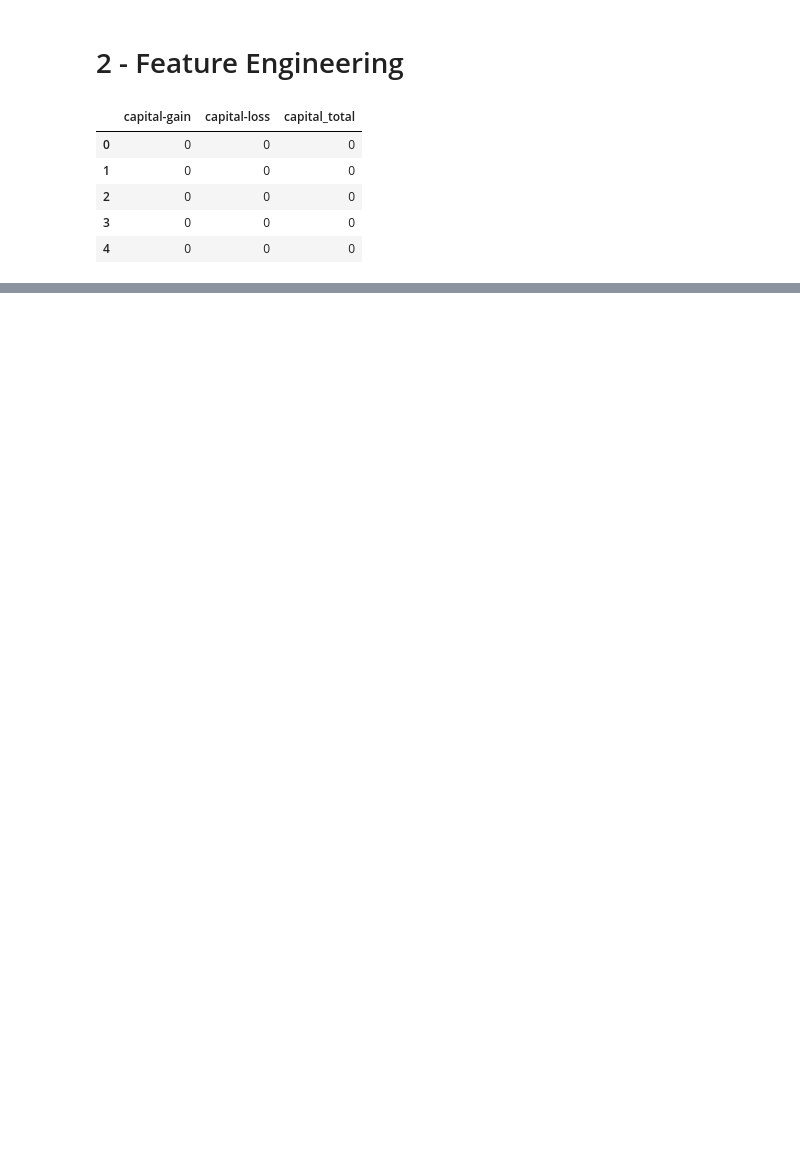
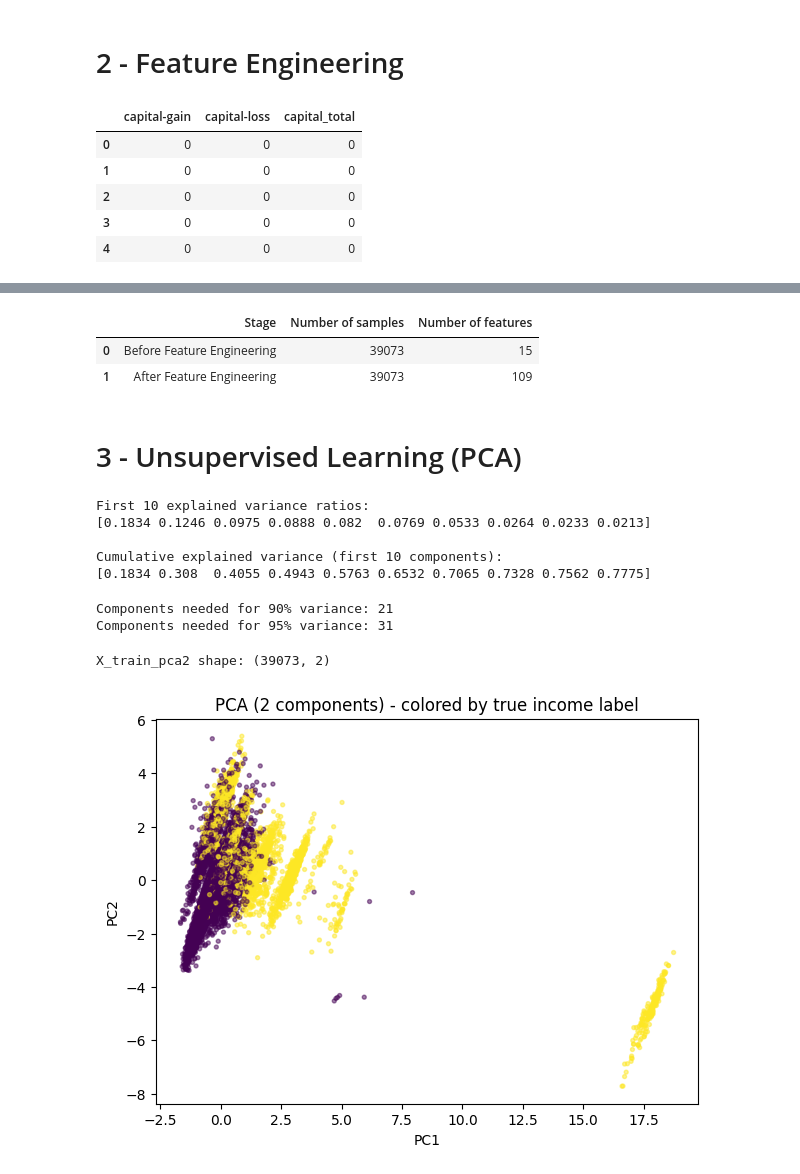
Before and after one commit to kiyanzade/adult-income-ml-pipeline, a Jupyter notebook: adult-income-ml.ipynb, the cells around one changed output, grey strips where cells are left out. Drawn from its saved outputs; the diff is of its cells as text; code cells hidden in the pictures; blank space fills up the shorter version.

Commit message:
add supervised and unsupervised learing models

```diff
--- a/adult-income-ml.ipynb
+++ b/adult-income-ml.ipynb
@@ -192,8 +175,0 @@ df_fe[df_fe["capital_total"] != 0][
-# %%
-# Drop census weight (usually weakly related to income prediction)
-DROP_COLS = ["fnlwgt"]
-
-df_fe = df_fe.drop(columns=DROP_COLS)
-
-print("Dropped columns:", DROP_COLS)
-print("New shape:", df_fe.shape)
@@ -270,0 +298,70 @@ TypeError: boolean value of NA is ambiguous
+# %%
+comparison_df = pd.DataFrame({
+    "Stage": ["Before Feature Engineering", "After Feature Engineering"],
+    "Number of samples": [X_train.shape[0], X_train_prep.shape[0]],
+    "Number of features": [X_train.shape[1], X_train_prep.shape[1]]
+})
+
+comparison_df
+# %% [output]
+|  | Stage | Number of samples | Number of features |
+| 0 | Before Feature Engineering | 39073 | 15 |
+| 1 | After Feature Engineering | 39073 | 109 |
+# %% [markdown]
+<h1> 3 - Unsupervised Learning (PCA)
+# %%
+from sklearn.decomposition import PCA
+import numpy as np
+
+# PCA is unsupervised: we do NOT use y for fitting
+pca = PCA(random_state=RANDOM_SEED)
+
+pca.fit(X_train_prep)
+
+explained_var_ratio = pca.explained_variance_ratio_
+cum_explained = np.cumsum(explained_var_ratio)
+
+print("First 10 explained variance ratios:")
+print(np.round(explained_var_ratio[:10], 4))
+
+print("\nCumulative explained variance (first 10 components):")
+print(np.round(cum_explained[:10], 4))
+# %% [output]
+First 10 explained variance ratios:
+[0.1834 0.1246 0.0975 0.0888 0.082  0.0769 0.0533 0.0264 0.0233 0.0213]
+
+Cumulative explained variance (first 10 components):
+[0.1834 0.308  0.4055 0.4943 0.5763 0.6532 0.7065 0.7328 0.7562 0.7775]
+# %%
+# Choose number of components that explain ~90% of variance
+n_90 = int(np.argmax(cum_explained >= 0.90) + 1)
+n_95 = int(np.argmax(cum_explained >= 0.95) + 1)
+
+print("Components needed for 90% variance:", n_90)
+print("Components needed for 95% variance:", n_95)
+# %% [output]
+Components needed for 90% variance: 21
+Components needed for 95% variance: 31
+# %%
+pca_2 = PCA(n_components=2, random_state=RANDOM_SEED)
+
+X_train_pca2 = pca_2.fit_transform(X_train_prep)
+X_test_pca2 = pca_2.transform(X_test_prep)
+
+print("X_train_pca2 shape:", X_train_pca2.shape)
+# %% [output]
+X_train_pca2 shape: (39073, 2)
+# %%
+import matplotlib.pyplot as plt
+
+# We color points by true label ONLY for analysis/interpretation
+y_train_array = y_train.to_numpy()
+
+plt.figure(figsize=(7, 5))
+plt.scatter(X_train_pca2[:, 0], X_train_pca2[:, 1], s=8, alpha=0.5, c=(y_train_array == ">50K"))
+plt.title("PCA (2 components) - colored by true income label")
+plt.xlabel("PC1")
+plt.ylabel("PC2")
+plt.show()
+# %% [output]
+[figure, added]
```
Also changed, not shown: parts of 24 cells of this notebook.
